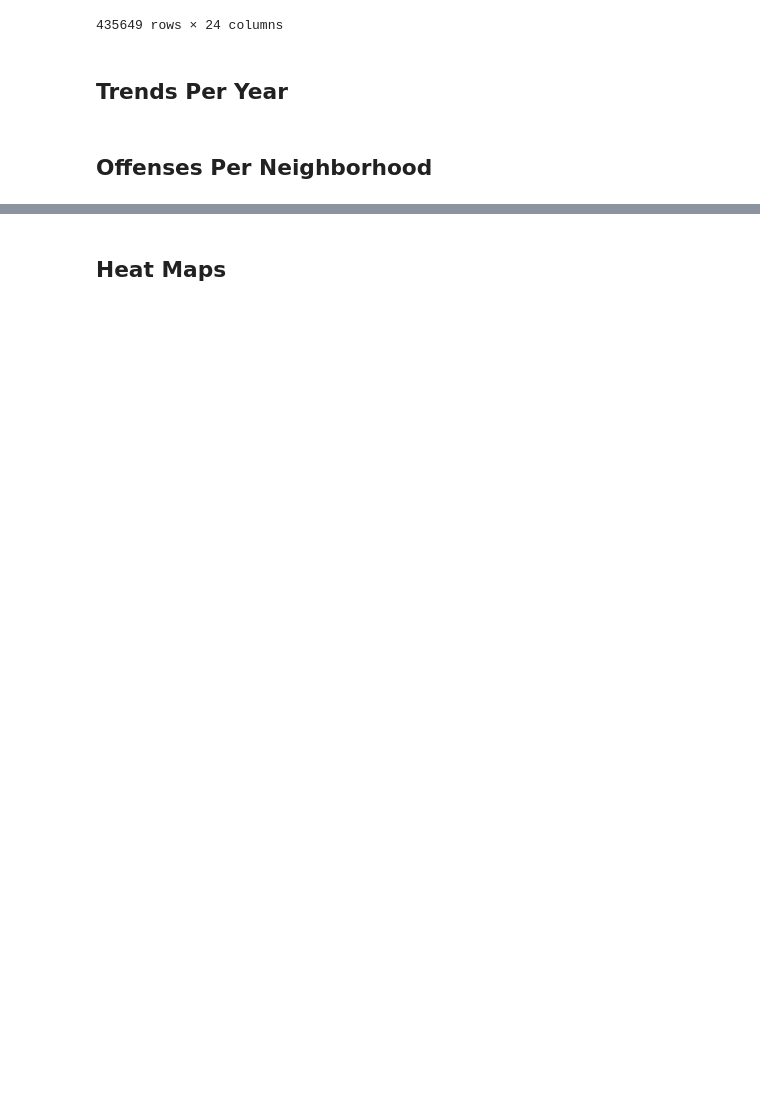
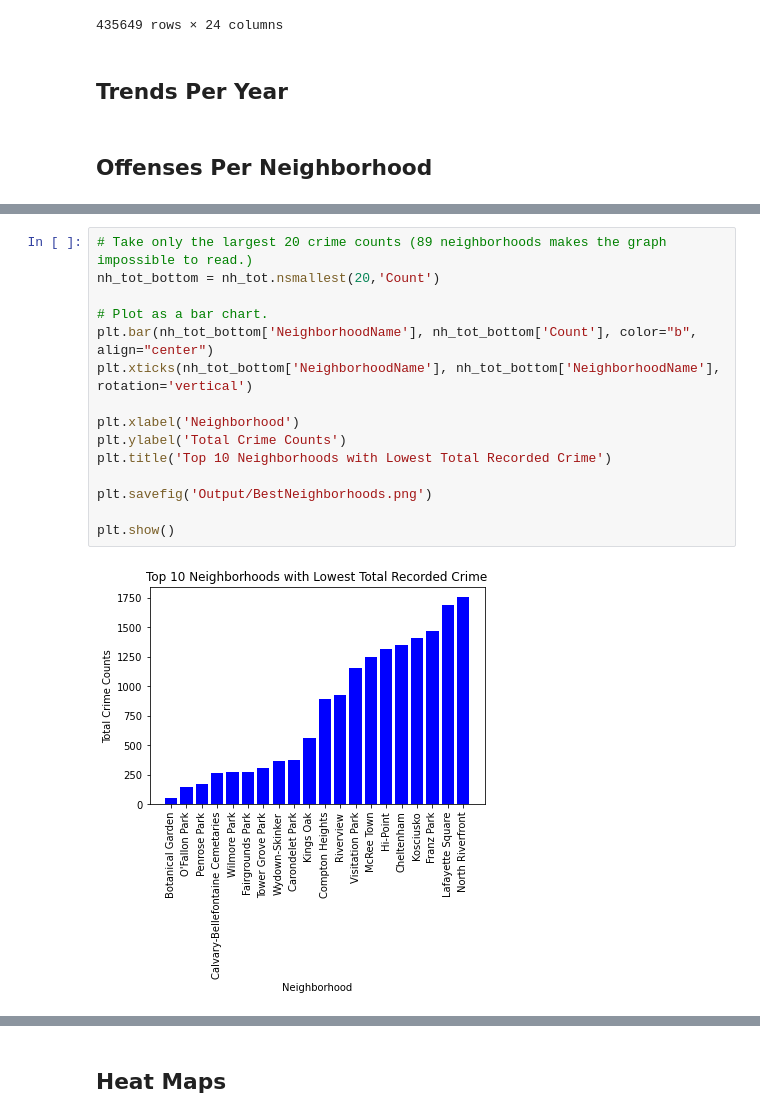
Before and after one commit to colepierie/Crime_Analysis, a Jupyter notebook: CrimeAnalysis.ipynb, the cells around one changed output, grey strips where cells are left out. Cells and saved outputs as stored; diff of their text form; blank space fills up the shorter version.

```diff
--- a/CrimeAnalysis.ipynb
+++ b/CrimeAnalysis.ipynb
@@ -146,0 +181,17 @@ nh_offense =
+# %%
+# Take only the largest 20 crime counts (89 neighborhoods makes the graph impossible to read.)
+nh_tot_bottom = nh_tot.nsmallest(20,'Count')
+
+# Plot as a bar chart.
+plt.bar(nh_tot_bottom['NeighborhoodName'], nh_tot_bottom['Count'], color="b", align="center")
+plt.xticks(nh_tot_bottom['NeighborhoodName'], nh_tot_bottom['NeighborhoodName'], rotation='vertical')
+
+plt.xlabel('Neighborhood')
+plt.ylabel('Total Crime Counts')
+plt.title('Top 10 Neighborhoods with Lowest Total Recorded Crime')
+
+plt.savefig('Output/BestNeighborhoods.png')
+
+plt.show()
+# %% [output]
+[figure, added]
```
Also changed, not shown: parts of 10 cells of this notebook, 4 other files.
